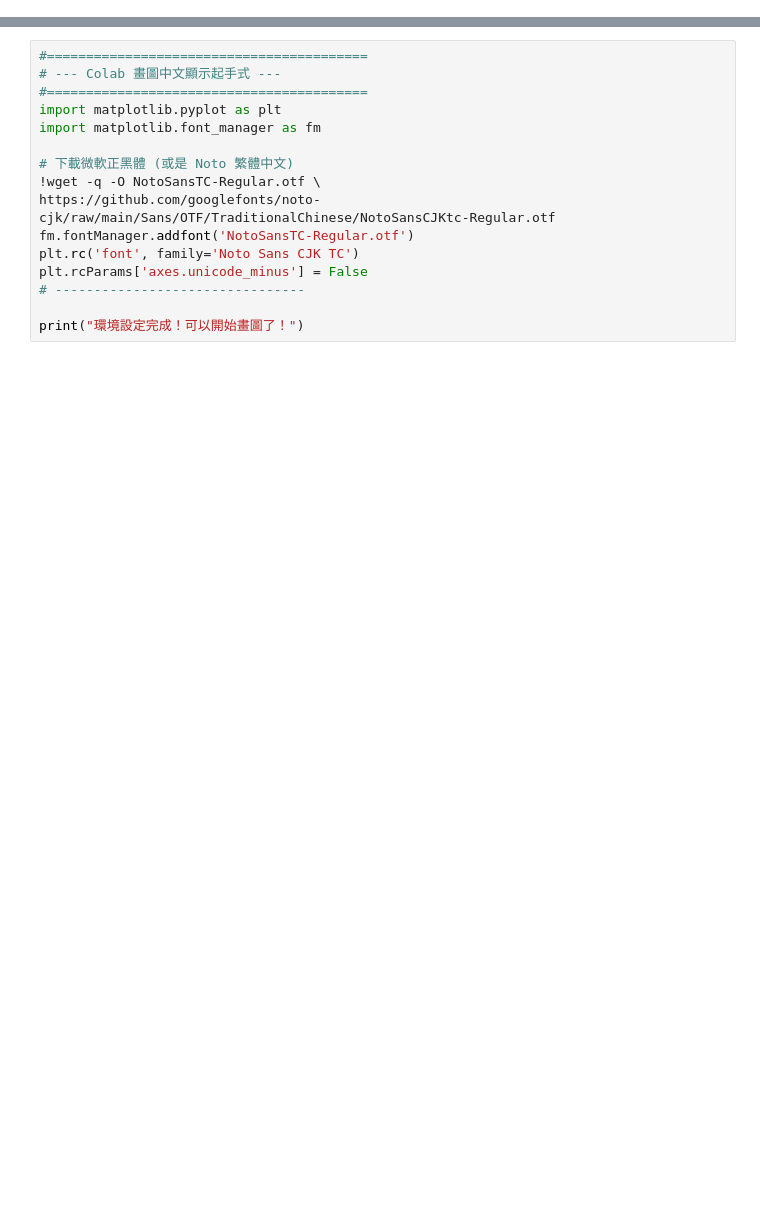
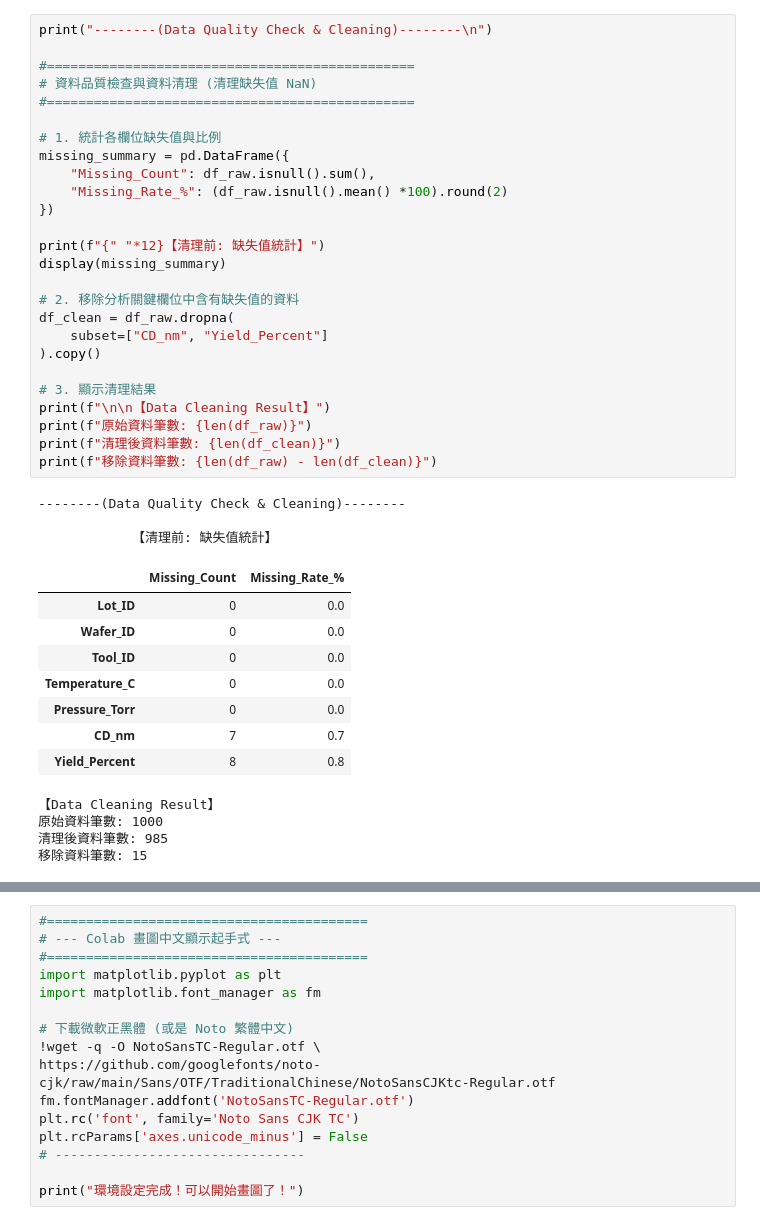
Before and after one commit to u9828057/Python_Practice, a Jupyter notebook: Electronics_with_Python/Electronics_Simulation_09_03_Python_Based_Semiconductor_Manufacturing_Data_Analysis_Prototype.ipynb, the cells around one changed output, grey strips where cells are left out. Cells and saved outputs as stored; diff of their text form; blank space fills up the shorter version.

```diff
--- a/Electronics_with_Python/Electronics_Simulation_09_03_Python_Based_Semiconductor_Manufacturing_Data_Analysis_Prototype.ipynb
+++ b/Electronics_with_Python/Electronics_Simulation_09_03_Python_Based_Semiconductor_Manufacturing_Data_Analysis_Prototype.ipynb
@@ -128 +149,43 @@ def generate_simulated_data(
+# %%
+print("--------(Data Quality Check & Cleaning)--------\n")
+
+#===============================================
+# 資料品質檢查與資料清理 (清理缺失值 NaN)
+#===============================================
+
+# 1. 統計各欄位缺失值與比例
+missing_summary = pd.DataFrame({
+    "Missing_Count": df_raw.isnull().sum(),
+    "Missing_Rate_%": (df_raw.isnull().mean() *100).round(2)
+})
+
+print(f"{" "*12}【清理前: 缺失值統計】")
+display(missing_summary)
+
+# 2. 移除分析關鍵欄位中含有缺失值的資料
+df_clean = df_raw.dropna(
+    subset=["CD_nm", "Yield_Percent"]
+).copy()
+
+# 3. 顯示清理結果
+print(f"\n\n【Data Cleaning Result】")
+print(f"原始資料筆數: {len(df_raw)}")
+print(f"清理後資料筆數: {len(df_clean)}")
+print(f"移除資料筆數: {len(df_raw) - len(df_clean)}")
+# %% [output]
+--------(Data Quality Check & Cleaning)--------
+
+            【清理前: 缺失值統計】
+|  | Missing_Count | Missing_Rate_% |
+| Lot_ID | 0 | 0.0 |
+| Wafer_ID | 0 | 0.0 |
+| Tool_ID | 0 | 0.0 |
+| Temperature_C | 0 | 0.0 |
+| Pressure_Torr | 0 | 0.0 |
+| CD_nm | 7 | 0.7 |
+| Yield_Percent | 8 | 0.8 |
+【Data Cleaning Result】
+原始資料筆數: 1000
+清理後資料筆數: 985
+移除資料筆數: 15
 # %%
```
Also changed, not shown: parts of 2 cells of this notebook.
